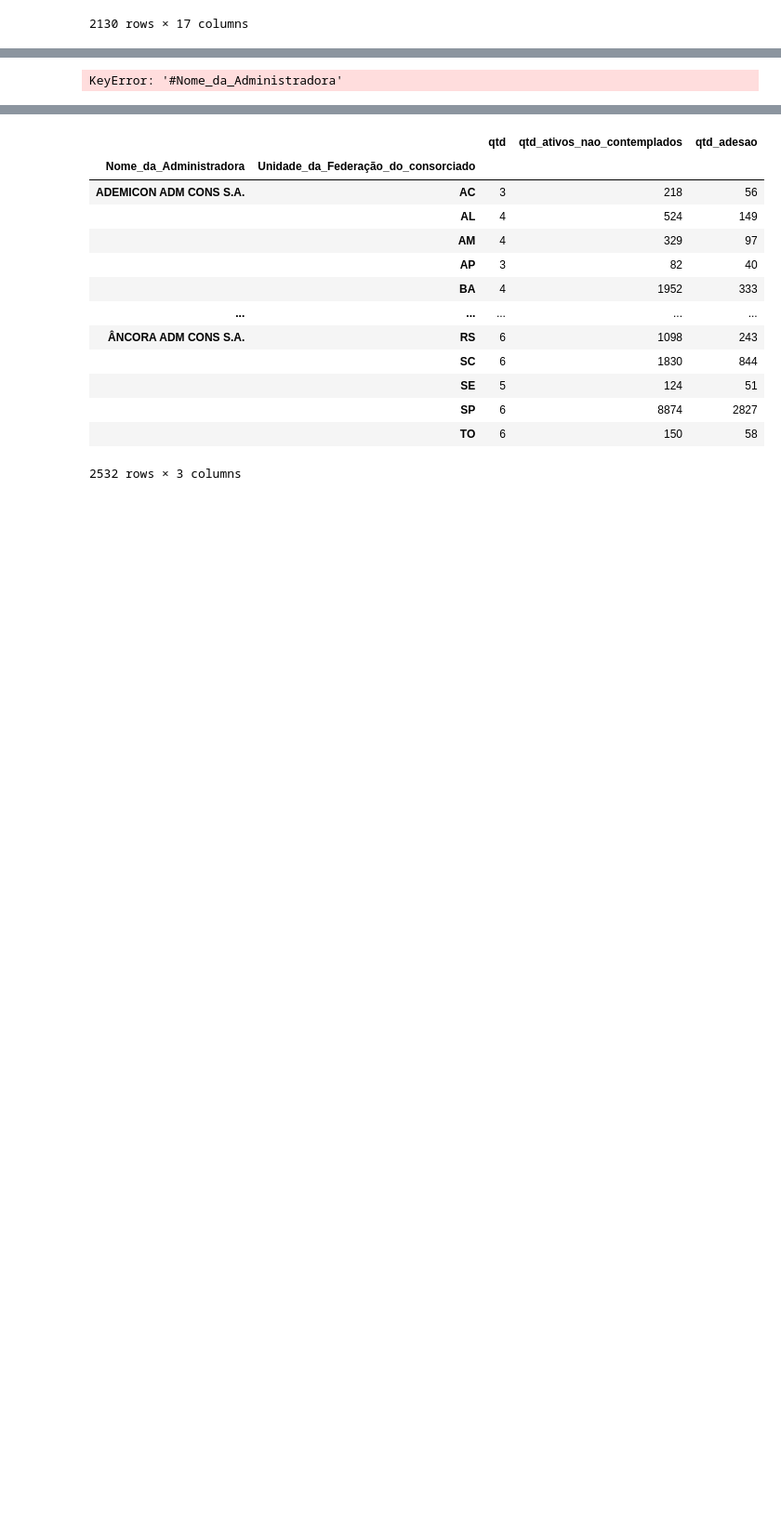
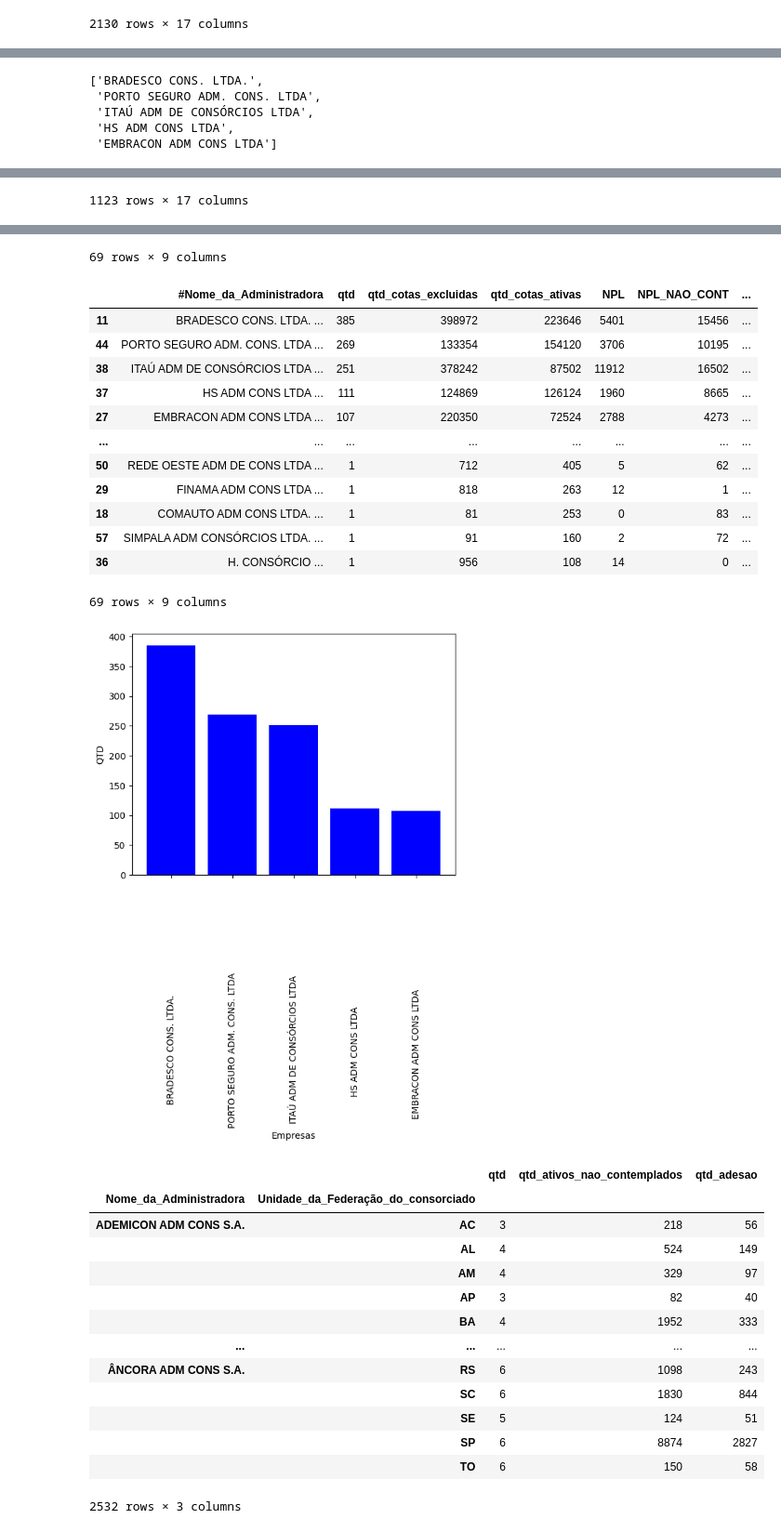
Before and after one commit to JonathanAlvesNogueira/Projeto-Analytics-BancoCentral, a Jupyter notebook: index.ipynb, the cells around one changed output, grey strips where cells are left out. Shown: that part at 93% size. Cells and saved outputs as stored; diff of their text form; code cells hidden in the pictures; blank space fills up the shorter version.

```diff
--- a/index.ipynb
+++ b/index.ipynb
@@ -52,13 +50,16 @@ display(df2)
 # %%
-df3 = df2.copy()
+df3 = df.copy()
 
-empresas = ['BRADESCO CONS. LTDA.', 'PORTO SEGURO ADM. CONS. LTDA', 'ITAÚ ADM DE CONSÓRCIOS LTDA']
+empresas = df2['#Nome_da_Administradora'].str.strip().head(5).tolist()
+display(empresas)
+
 df3 = df3[df3['#Nome_da_Administradora'].str.strip().astype(str).isin(empresas)]
 
-display(df2)
+
+display(df3)
 
 
-df_ordenado_quantidade = df2.groupby('#Nome_da_Administradora').agg(qtd=('#Nome_da_Administradora', 'size'),
+df_ordenado_quantidade = df.groupby('#Nome_da_Administradora').agg(qtd=('#Nome_da_Administradora', 'size'),
                                                                    qtd_cotas_excluidas=('Quantidade_de_cotas_excluídas', 'sum')
                                                                    ,qtd_cotas_ativas=('Quantidade_de_cotas_ativas_em_dia', 'sum')
                                                                    ,NPL=('Quantidade_de_cotas_ativas_contempladas_inadimplentes', 'sum')
@@ -72,8 +73,8 @@ df_ordenado_quantidade['NPL_CALC'] = (df_ordenado_quantidade['NPL'] / df_ordenad
 df_ordenado_quantidade['NPL_CALC_NCONT'] = (df_ordenado_quantidade['NPL_NAO_CONT'] / df_ordenado_quantidade['qtd_cotas_ativas']) * 100
 
 
-df3 = df_ordenado_quantidade.sort_values(by='NPL_CALC', ascending=False)
-display(df3)
+df4 = df_ordenado_quantidade.sort_values(by='NPL_CALC', ascending=False)
+display(df4)
 
 
 
@@ -92,4 +93,8 @@ plt.xticks(rotation=90, fontsize=10)
 
 plt.show()
 # %% [output]
-KeyError: '#Nome_da_Administradora'
+['BRADESCO CONS. LTDA.',
+ 'PORTO SEGURO ADM. CONS. LTDA',
+ 'ITAÚ ADM DE CONSÓRCIOS LTDA',
+ 'HS ADM CONS LTDA',
+ 'EMBRACON ADM CONS LTDA']
@@ -95,0 +113 @@ KeyError: '#Nome_da_Administradora'
+1123 rows × 17 columns
@@ -96,3 +126,18 @@ KeyError: '#Nome_da_Administradora'
+69 rows × 9 columns
+|  | #Nome_da_Administradora | qtd | qtd_cotas_excluidas | qtd_cotas_ativas | NPL | NPL_NAO_CONT | ... |
+| 11 | BRADESCO CONS. LTDA. ... | 385 | 398972 | 223646 | 5401 | 15456 | ... |
+| 44 | PORTO SEGURO ADM. CONS. LTDA ... | 269 | 133354 | 154120 | 3706 | 10195 | ... |
+| 38 | ITAÚ ADM DE CONSÓRCIOS LTDA ... | 251 | 378242 | 87502 | 11912 | 16502 | ... |
+| 37 | HS ADM CONS LTDA ... | 111 | 124869 | 126124 | 1960 | 8665 | ... |
+| 27 | EMBRACON ADM CONS LTDA ... | 107 | 220350 | 72524 | 2788 | 4273 | ... |
+| ... | ... | ... | ... | ... | ... | ... | ... |
+| 50 | REDE OESTE ADM DE CONS LTDA ... | 1 | 712 | 405 | 5 | 62 | ... |
+| 29 | FINAMA ADM CONS LTDA ... | 1 | 818 | 263 | 12 | 1 | ... |
+| 18 | COMAUTO ADM CONS LTDA. ... | 1 | 81 | 253 | 0 | 83 | ... |
+| 57 | SIMPALA ADM CONSÓRCIOS LTDA. ... | 1 | 91 | 160 | 2 | 72 | ... |
+| 36 | H. CONSÓRCIO ... | 1 | 956 | 108 | 14 | 0 | ... |
+69 rows × 9 columns
+[figure, added]
 # %%
 
 url_final = r'C:\Users\joth1\Documents\miniprojeto_pandas_sql\Nova pasta'
```
Also changed, not shown: parts of 2 cells of this notebook.
